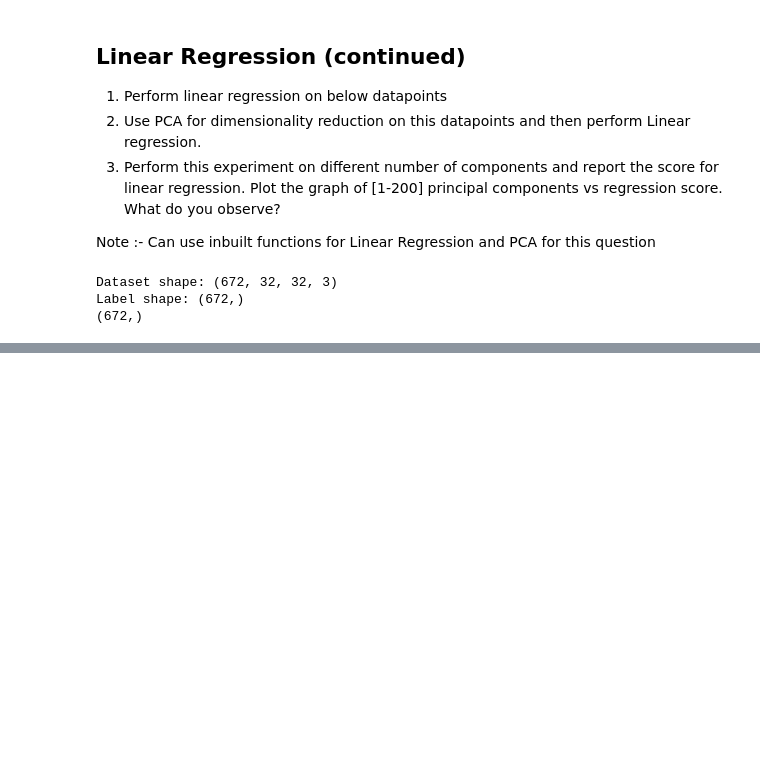
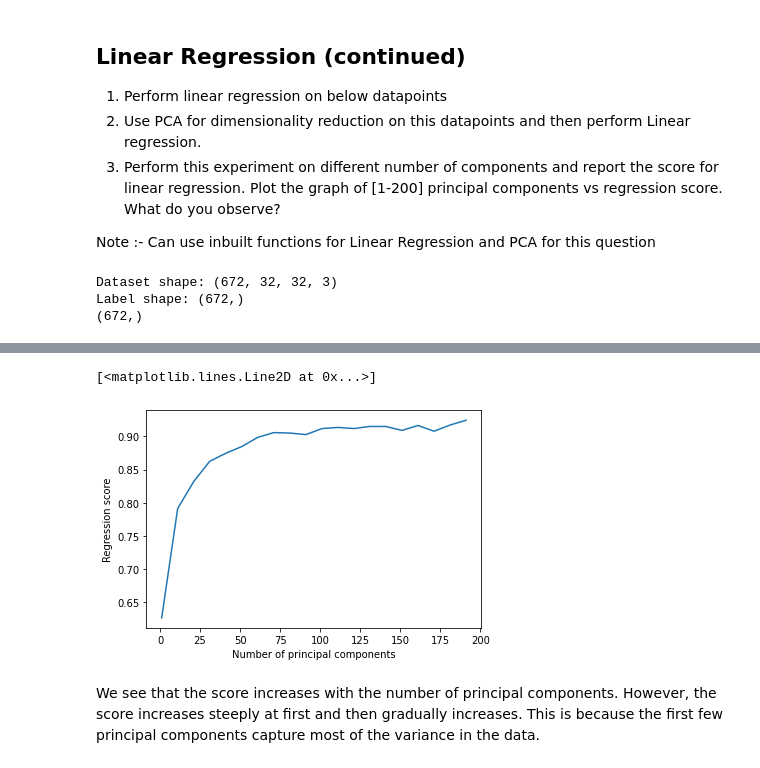
Before and after one commit to gautamxyz/SMAI-Assignment-2, a Jupyter notebook: RollNumber_Q2.ipynb, the cells around one changed output, grey strips where cells are left out. Cells and saved outputs as stored; diff of their text form; code cells hidden in the pictures; blank space fills up the shorter version.

```diff
--- a/RollNumber_Q2.ipynb
+++ b/RollNumber_Q2.ipynb
@@ -254,3 +303,11 @@ Label shape: (672,)
 #### Analysis : Are the number of components same for entire dataset and each of the classes. If yes why? If not why?
 # %%
 # observation/analysis
+
+keys=list(cfw_dict.keys())
+for i in range(0,8):
+    variance=np.cumsum(eigenvalues_class[i])/np.sum(eigenvalues_class[i])
+    print(keys[i],np.where(variance>0.9)[0][0]+1)
+
+variance=np.cumsum(eigenvalues)/np.sum(eigenvalues)
+print('For entire dataset',np.where(variance>0.9)[0][0]+1)
@@ -273,4 +342,20 @@ Dataset shape: (672, 32, 32, 3)
 Label shape: (672,)
 (672,)
 # %%
-# code here
+
+from sklearn.decomposition import PCA
+from sklearn.linear_model import LinearRegression
+from sklearn.model_selection import train_test_split
+
+plots=[]
+comps=[]
+for i in range(1,201,10):
+    pca = PCA(n_components=i)
+    pca.fit(X)
+    X_pca = pca.transform(X)
+    X_train, X_test, y_train, y_test = train_test_split(X_pca, label, test_size=0.2, random_state=42)
+    reg = LinearRegression().fit(X_train, y_train)
+    y_pred = reg.predict(X_test)
+    print(i,reg.score(X_test, y_test))
+    plots.append(reg.score(X_test,y_test))
+    comps.append(i)
@@ -277,2 +383,11 @@ Label shape: (672,)
 # %%
 # analysis / plot (split the cells if required)
+
+plt.xlabel('Number of principal components')
+plt.ylabel('Regression score')
+plt.plot(comps,plots)
+# %% [output]
+[<matplotlib.lines.Line2D at 0x...>]
+[figure, added]
+# %% [markdown]
+We see that the score increases with the number of principal components. However, the score increases steeply at first and then gradually increases. This is because the first few principal components capture most of the variance in the data.
```
Also changed, not shown: parts of 11 cells of this notebook, 3 other files.
